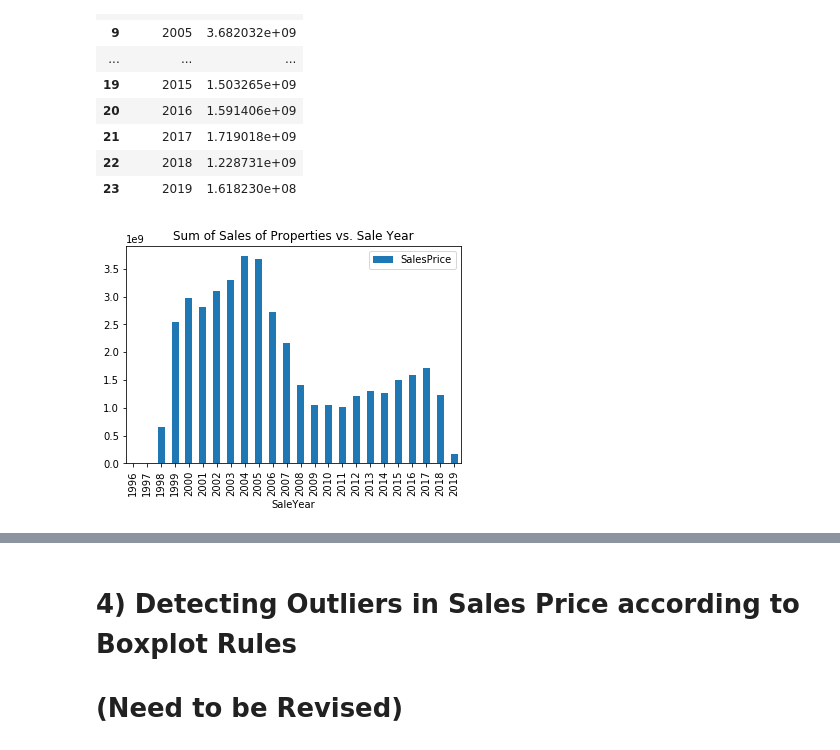
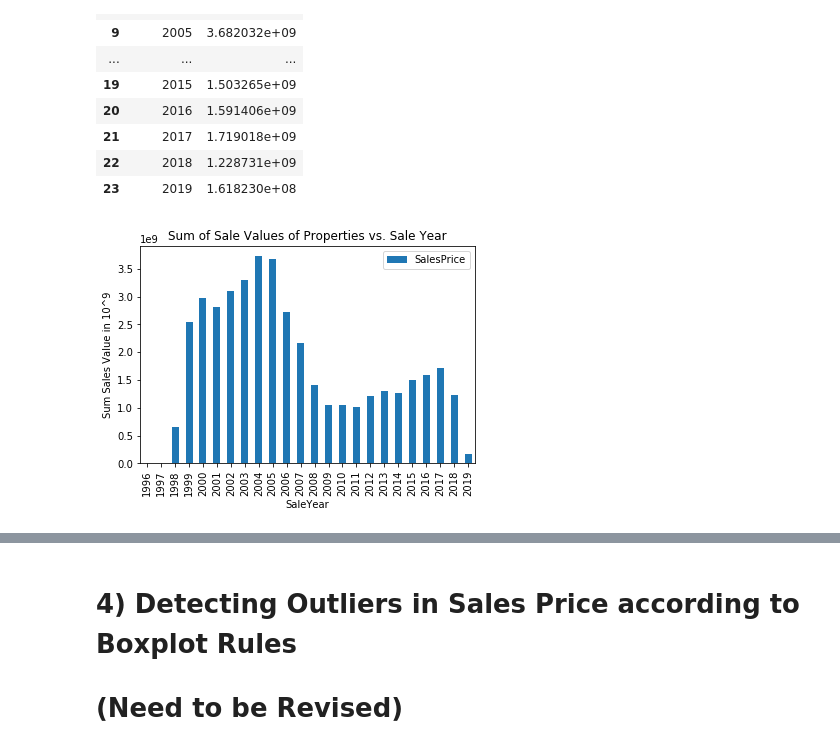
Before and after one commit to gassergalalali/MST-IST-5520-SP2020-Group-7, a Jupyter notebook: Milestone 2/3.SummarizationAndVisualization.ipynb, the cells around one changed output, grey strips where cells are left out. Cells and saved outputs as stored; diff of their text form; code cells hidden in the pictures.

```diff
--- a/Milestone 2/3.SummarizationAndVisualization.ipynb
+++ b/Milestone 2/3.SummarizationAndVisualization.ipynb
@@ -217,7 +217,8 @@ dfplot
 | 23 | 2019 | 1.618230e+08 |
 # %%
 dfplot.plot.bar(x='SaleYear', y='SalesPrice', rot=90)
-plt.title('Sum of Sales of Properties vs. Sale Year')
+plt.title('Sum of Sale Values of Properties vs. Sale Year')
+plt.ylabel('Sum Sales Value in 10^9')
 plt.show()
 # %% [output]
-[figure, old version]
+[figure, new version]
```
Also changed, not shown: parts of 2 cells of this notebook.
